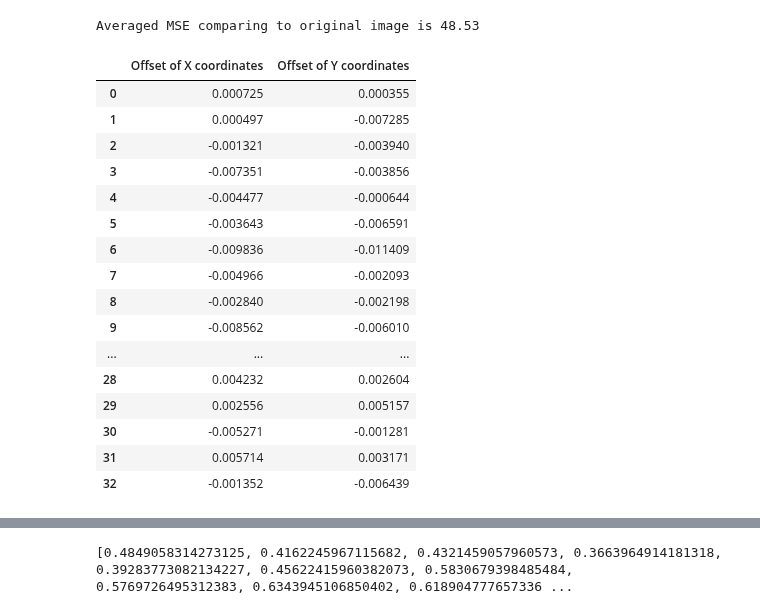
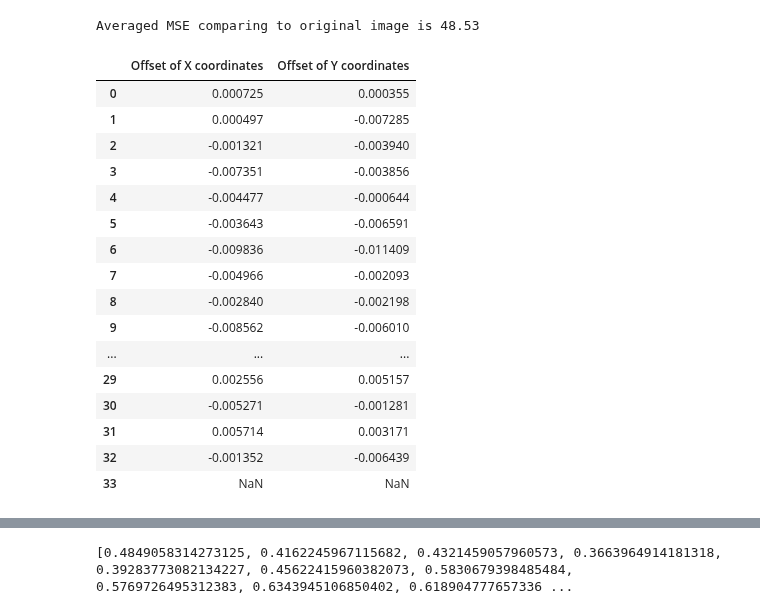
Before and after one commit to Wirtz-Lab/wsi_analysis, a Jupyter notebook: kevin/image_registration_evaluation.ipynb, the cells around one changed output, grey strips where cells are left out. Drawn from its saved outputs; the diff is of its cells as text; code cells hidden in the pictures.

```diff
--- a/kevin/image_registration_evaluation.ipynb
+++ b/kevin/image_registration_evaluation.ipynb
@@ -26,7 +28,7 @@ ref = int(len(img_files_path)/2) - 1 #idx = 16, or 17th image
 # %%
 # MSE comparing adjacent:
 from sklearn.metrics import mean_squared_error
-mse_ra = []
+mse_ra1 = []
 for idx in range(len(img_files_path)-1):
     img_path_1 = img_files_path_complete[idx]
     img_path_2 = img_files_path_complete[idx+1]
@@ -35,10 +37,11 @@ for idx in range(len(img_files_path)-1):
     img1_flatten = img1.flatten()
     img2_flatten = img2.flatten()
     mse = mean_squared_error(img2_flatten,img1_flatten)
-    mse_ra.append(mse)
-avg = sum(mse_ra)/len(mse_ra)
-avg = np.round(avg,2)
-print("Averaged MSE for adjacent images is {}".format(avg))
+    mse_ra1.append(mse)
+avg = sum(mse_ra1)/len(mse_ra1)
+avg_mse1 = np.round(avg,2)
+mse_ra1.append(None)
+print("Averaged MSE for adjacent images is {}".format(avg_mse1))
 # %% [output]
 Averaged MSE for adjacent images is 42.99
 # %%
@@ -46,52 +49,50 @@ Averaged MSE for adjacent images is 42.99
 img_path_2 = img_files_path_complete[ref]
 img2 = np.array(Image.open(img_path_2))
 img2_flatten = img2.flatten()
-mse_ra = []
+mse_ra2 = []
 for idx in range(len(img_files_path)):
     img_path_1 = img_files_path_complete[idx]
     img1 = np.array(Image.open(img_path_1))
     img1_flatten = img1.flatten()
     mse = mean_squared_error(img2_flatten,img1_flatten)
-    mse_ra.append(mse)
-avg = sum(mse_ra)/len(mse_ra)
-avg = np.round(avg,2)
-print("Averaged MSE comparing to original image is {}".format(avg))
+    mse_ra2.append(mse)
+avg = sum(mse_ra2)/len(mse_ra2)
+avg_mse2 = np.round(avg,2)
+print("Averaged MSE comparing to original image is {}".format(avg_mse2))
 # %% [output]
 Averaged MSE comparing to original image is 48.53
 # %%
-# CC comparing adjacent:
+# PC offset comparing adjacent:
 from cv2 import phaseCorrelate, cvtColor
 
-pcc_shift_ra = []
-response_ra = []
+pc_offset1 = []
+response_ra1 = []
 for idx in range(len(img_files_path)-1):
     img_path_1 = img_files_path_complete[idx]
     img_path_2 = img_files_path_complete[idx+1]
     img1 = np.array(cv2.imread(img_path_1)).astype('float32')
     img2 = np.array(cv2.imread(img_path_2)).astype('float32')
     img1_g = cvtColor(img1,cv2.COLOR_BGR2GRAY)
     img2_g = cvtColor(img2,cv2.COLOR_BGR2GRAY)
-    pcc_shift, response = phaseCorrelate(img1_g,img2_g)
-    pcc_shift_ra.append(pcc_shift)
-    response_ra.append(response)
-df_pcc = pd.DataFrame(pcc_shift_ra)
-df_pcc.columns = ["Offset of X coordinates","Offset of Y coordinates"]
-df_pcc
+    pc_offset, response = phaseCorrelate(img1_g,img2_g)
+    pc_offset1.append(pc_offset)
+    response_ra1.append(response)
+pc_offset1.append(None)
 # %% [output]
 |  | Offset of X coordinates | Offset of Y coordinates |
 | 0 | 0.000725 | 0.000355 |
 | 1 | 0.000497 | -0.007285 |
 | 2 | -0.001321 | -0.003940 |
 | 3 | -0.007351 | -0.003856 |
 | 4 | -0.004477 | -0.000644 |
 | 5 | -0.003643 | -0.006591 |
 | 6 | -0.009836 | -0.011409 |
 | 7 | -0.004966 | -0.002093 |
 | 8 | -0.002840 | -0.002198 |
 | 9 | -0.008562 | -0.006010 |
 | ... | ... | ... |
-| 28 | 0.004232 | 0.002604 |
 | 29 | 0.002556 | 0.005157 |
 | 30 | -0.005271 | -0.001281 |
 | 31 | 0.005714 | 0.003171 |
 | 32 | -0.001352 | -0.006439 |
+| 33 | NaN | NaN |
```
Also changed, not shown: parts of 16 cells of this notebook, 2 other files.
